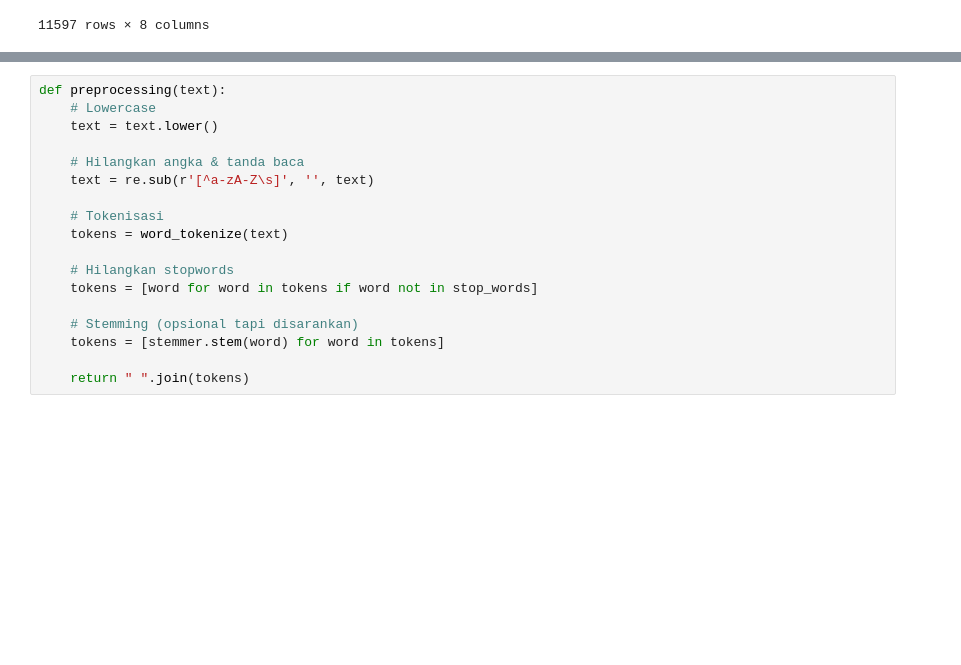
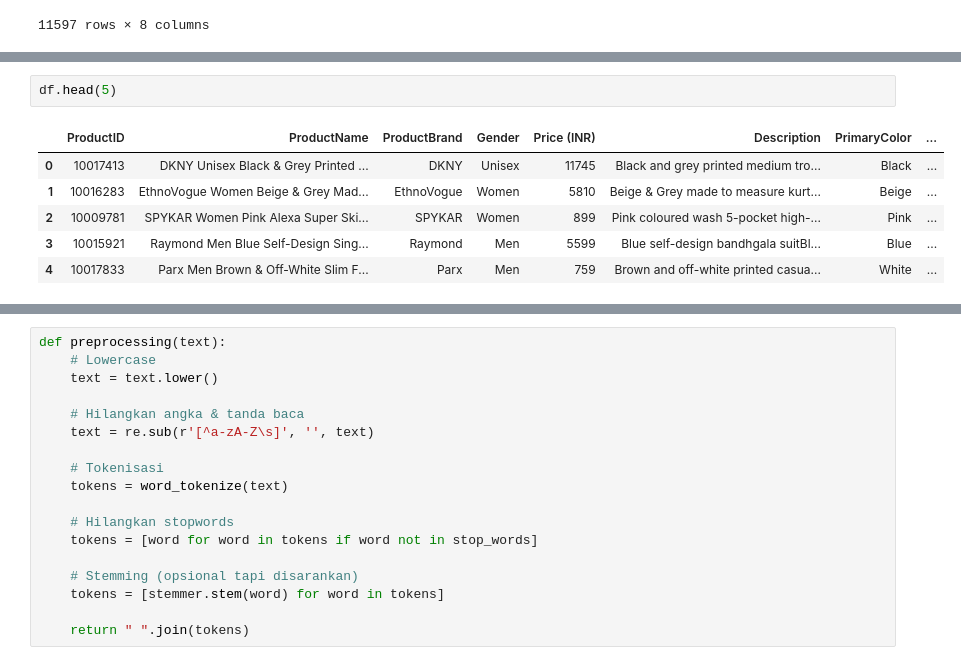
Before and after one commit to jheffanD/model-contend-based, a Jupyter notebook: MODEL_PERTAMA.ipynb, the cells around one changed output, grey strips where cells are left out. Drawn from its saved outputs; the diff is of its cells as text; blank space fills up the shorter version.

```diff
--- a/MODEL_PERTAMA.ipynb
+++ b/MODEL_PERTAMA.ipynb
@@ -487,3 +500,12 @@ dtype: object
+# %%
+df.head(5)
+# %% [output]
+|  | ProductID | ProductName | ProductBrand | Gender | Price (INR) | Description | PrimaryColor | ... |
+| 0 | 10017413 | DKNY Unisex Black & Grey Printed ... | DKNY | Unisex | 11745 | Black and grey printed medium tro... | Black | ... |
+| 1 | 10016283 | EthnoVogue Women Beige & Grey Mad... | EthnoVogue | Women | 5810 | Beige & Grey made to measure kurt... | Beige | ... |
+| 2 | 10009781 | SPYKAR Women Pink Alexa Super Ski... | SPYKAR | Women | 899 | Pink coloured wash 5-pocket high-... | Pink | ... |
+| 3 | 10015921 | Raymond Men Blue Self-Design Sing... | Raymond | Men | 5599 | Blue self-design bandhgala suitBl... | Blue | ... |
+| 4 | 10017833 | Parx Men Brown & Off-White Slim F... | Parx | Men | 759 | Brown and off-white printed casua... | White | ... |
 # %%
 import nltk
 nltk.download('stopwords')
```
Also changed, not shown: parts of 10 cells of this notebook.
